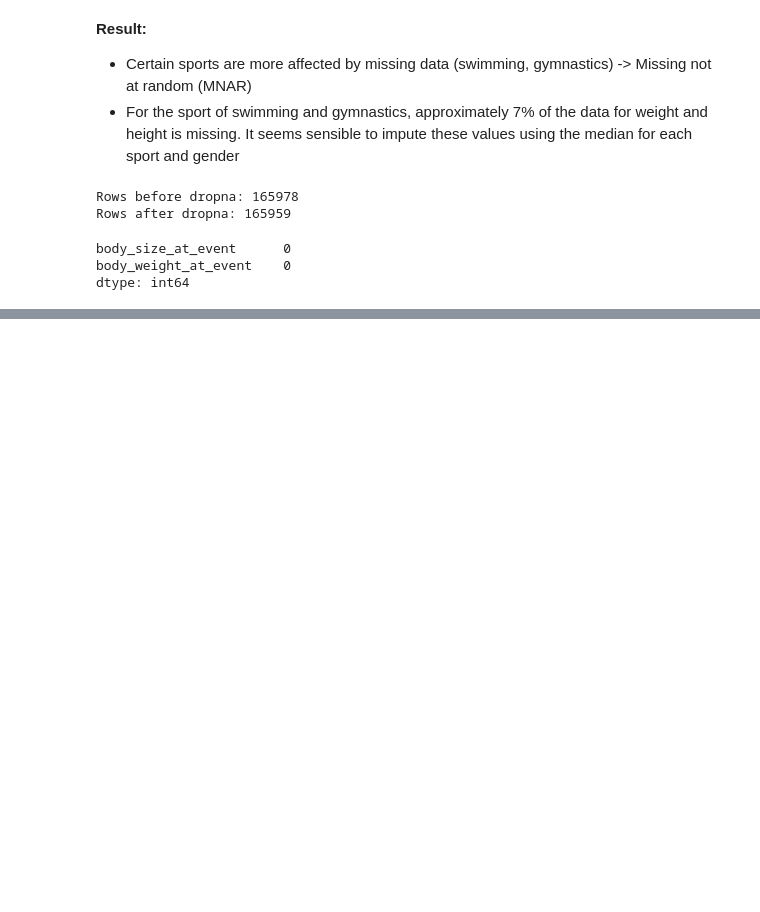
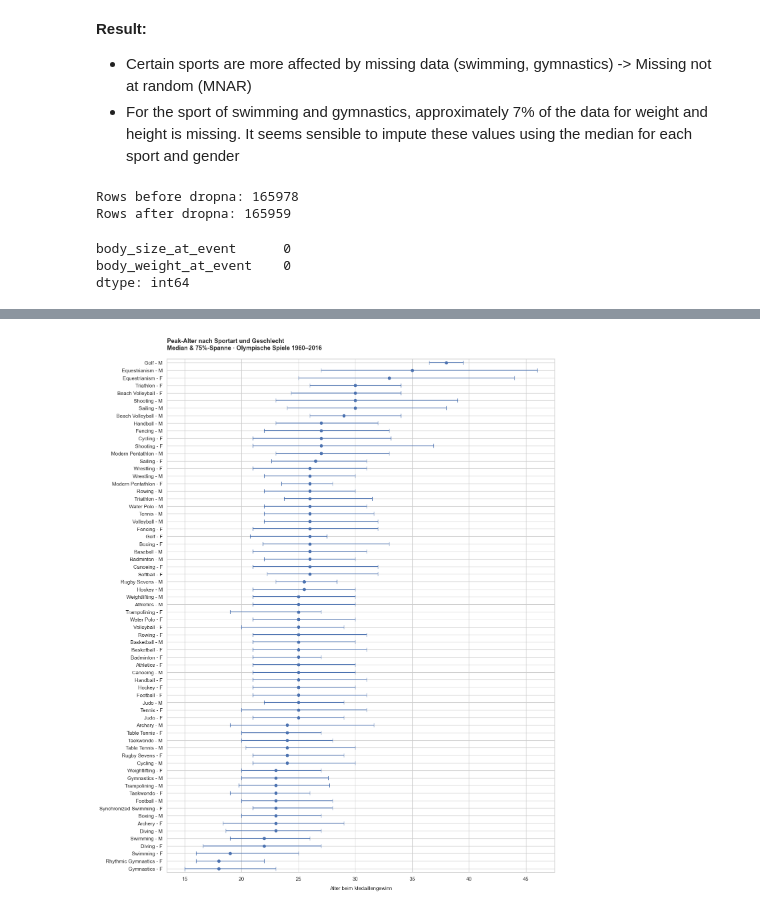
Before and after one commit to andre-janssen/olympic-athlete-analytics, a Jupyter notebook: analysis/olympics_analysis.ipynb, the cells around one changed output, grey strips where cells are left out. Saved outputs shown, nothing was run; the diff lists cells and outputs as text; code cells hidden in the pictures; blank space fills up the shorter version.

Commit message:
Notebook: Analysis of peak age by sport

```diff
--- a/analysis/olympics_analysis.ipynb
+++ b/analysis/olympics_analysis.ipynb
@@ -152,0 +155,4 @@ dtype: int64
+# %%
+# Filter by medal winners
+mask_medals = df['medal_name'].notnull()
+df_peak_age = df[mask_medals]
@@ -152,0 +196,4 @@ dtype: int64
+# %%
+df_peak_summary = pd.concat([df_peak_age.groupby(['sport', 'sex'])['age_at_event'].median().rename("Medianes Medaillenalter"),df_peak_age.groupby(['sport', 'sex'])['age_at_event'].quantile([0.125, 0.875]).unstack(level=-1).rename(columns={0.125 : "12.5%-Quartil", 0.875 : "87.5%-Quartil"})], axis=1)
+
+display(df_peak_summary)
@@ -152,0 +215,29 @@ dtype: int64
+# %%
+# Vizualize results
+
+df_peak_summary["Lower Border"] = df_peak_summary["Medianes Medaillenalter"] - df_peak_summary["12.5%-Quartil"]
+df_peak_summary["Upper Border"] = df_peak_summary["87.5%-Quartil"] - df_peak_summary["Medianes Medaillenalter"]
+
+df_peak_summary = df_peak_summary.sort_values("Medianes Medaillenalter")
+
+sns.set_theme(style="whitegrid")
+
+fig, ax = plt.subplots(figsize=(15, 20))
+
+ax.errorbar(
+    x=df_peak_summary["Medianes Medaillenalter"],
+    y=[" - ".join([i[0], i[1]]) for i in df_peak_summary.index],
+    xerr=[df_peak_summary["Lower Border"], df_peak_summary["Upper Border"]],
+    fmt="o",
+    capsize=4,
+)
+
+ax.set_title("Peak-Alter nach Sportart und Geschlecht\nMedian & 75%-Spanne · Olympische Spiele 1960–2016",
+             fontsize=13, fontweight="bold", loc="left", pad=20)
+
+ax.set_xlabel("Alter beim Medaillengewinn", fontsize=11, labelpad=10)
+ax.set_ylim(-0.5, len(df_peak_summary) - 0.5)
+
+plt.show()
+# %% [output]
+[figure, added]
```
Also changed, not shown: parts of 5 cells of this notebook.
